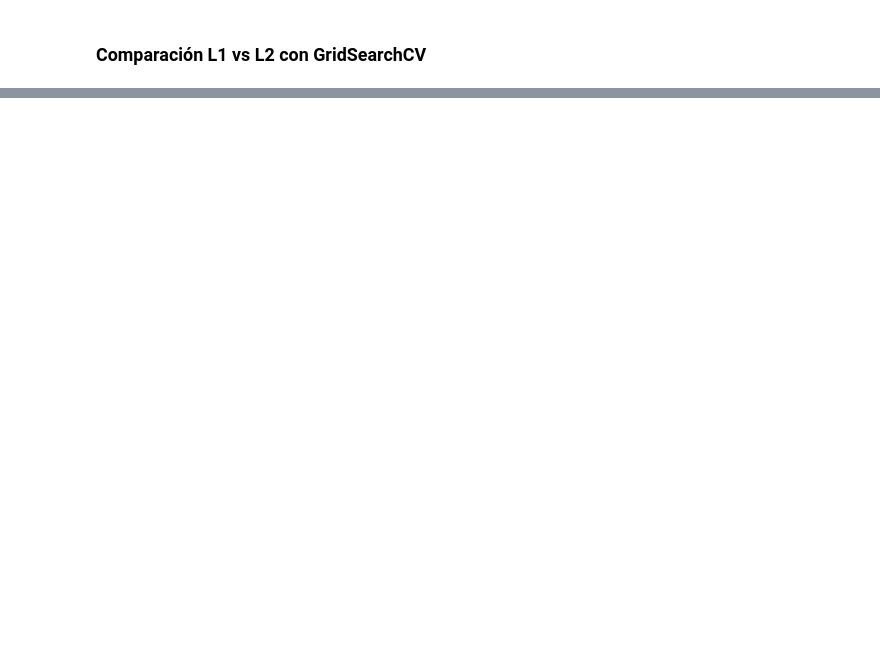
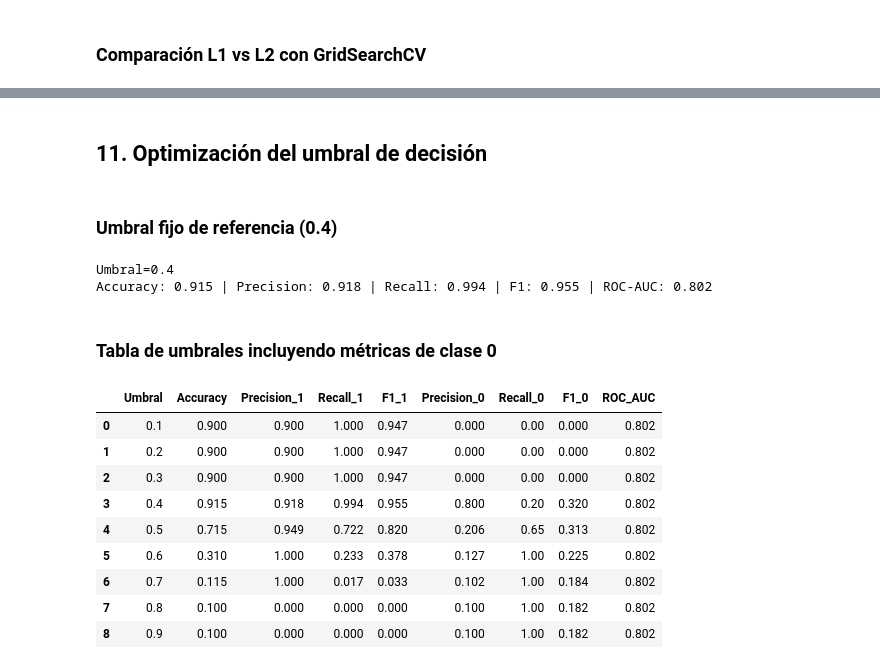
Before and after one commit to C4rl0s1515/Machine-Learning-model, a Jupyter notebook: notebook/0.4_Entrenamiento_y_validacion_modelo_clasificacion.ipynb, the cells around one changed output, grey strips where cells are left out. Cells and saved outputs as stored; diff of their text form; code cells hidden in the pictures; blank space fills up the shorter version.

```diff
--- a/notebook/0.4_Entrenamiento_y_validacion_modelo_clasificacion.ipynb
+++ b/notebook/0.4_Entrenamiento_y_validacion_modelo_clasificacion.ipynb
@@ -417,0 +310,50 @@ Este resultado indica que ese umbral no es adecuado para uso final, ya que sacri
+# %% [markdown]
+## **11. Optimización del umbral de decisión**
+# %% [markdown]
+### **Umbral fijo de referencia (0.4)**
+# %%
+threshold = 0.4
+pred_thresh = (proba_test_final >= threshold).astype(int)
+acc, prec, rec, f1, auc = eval_classification(y_test_clf, pred_thresh, proba_test_final)
+
+print(f"Umbral={threshold}")
+print(f"Accuracy: {acc:.3f} | Precision: {prec:.3f} | Recall: {rec:.3f} | F1: {f1:.3f} | ROC-AUC: {auc:.3f}")
+# %% [output]
+Umbral=0.4
+Accuracy: 0.915 | Precision: 0.918 | Recall: 0.994 | F1: 0.955 | ROC-AUC: 0.802
+# %% [markdown]
+### **Tabla de umbrales incluyendo métricas de clase 0**
+# %%
+thresholds = np.arange(0.1, 0.91, 0.1)
+rows = []
+
+auc = roc_auc_score(y_test_clf, proba_test_final)
+
+for t in thresholds:
+
+    pred_t = (proba_test_final >= t).astype(int)
+    acc = accuracy_score(y_test_clf, pred_t)
+
+    prec1 = precision_score(y_test_clf, pred_t, zero_division=0)
+    rec1  = recall_score(y_test_clf, pred_t, zero_division=0)
+    f1_1  = f1_score(y_test_clf, pred_t, zero_division=0)
+
+    prec0 = precision_score(y_test_clf, pred_t, pos_label=0, zero_division=0)
+    rec0  = recall_score(y_test_clf, pred_t, pos_label=0, zero_division=0)
+    f1_0  = f1_score(y_test_clf, pred_t, pos_label=0, zero_division=0)
+
+    rows.append([t, acc, prec1, rec1, f1_1, prec0, rec0, f1_0, auc])
+
+df_umbral = pd.DataFrame(rows, columns=["Umbral", "Accuracy", "Precision_1", "Recall_1", "F1_1", "Precision_0", "Recall_0", "F1_0", "ROC_AUC"]).round(3)
+df_umbral
+# %% [output]
+|  | Umbral | Accuracy | Precision_1 | Recall_1 | F1_1 | Precision_0 | Recall_0 | F1_0 | ROC_AUC |
+| 0 | 0.1 | 0.900 | 0.900 | 1.000 | 0.947 | 0.000 | 0.00 | 0.000 | 0.802 |
+| 1 | 0.2 | 0.900 | 0.900 | 1.000 | 0.947 | 0.000 | 0.00 | 0.000 | 0.802 |
+| 2 | 0.3 | 0.900 | 0.900 | 1.000 | 0.947 | 0.000 | 0.00 | 0.000 | 0.802 |
+| 3 | 0.4 | 0.915 | 0.918 | 0.994 | 0.955 | 0.800 | 0.20 | 0.320 | 0.802 |
+| 4 | 0.5 | 0.715 | 0.949 | 0.722 | 0.820 | 0.206 | 0.65 | 0.313 | 0.802 |
+| 5 | 0.6 | 0.310 | 1.000 | 0.233 | 0.378 | 0.127 | 1.00 | 0.225 | 0.802 |
+| 6 | 0.7 | 0.115 | 1.000 | 0.017 | 0.033 | 0.102 | 1.00 | 0.184 | 0.802 |
+| 7 | 0.8 | 0.100 | 0.000 | 0.000 | 0.000 | 0.100 | 1.00 | 0.182 | 0.802 |
+| 8 | 0.9 | 0.100 | 0.000 | 0.000 | 0.000 | 0.100 | 1.00 | 0.182 | 0.802 |
```
Also changed, not shown: parts of 63 cells of this notebook.
